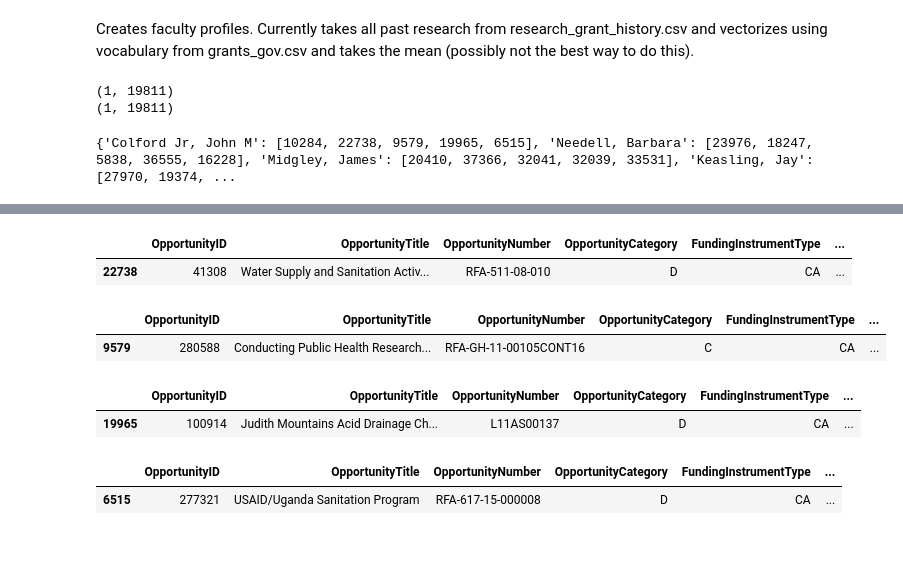
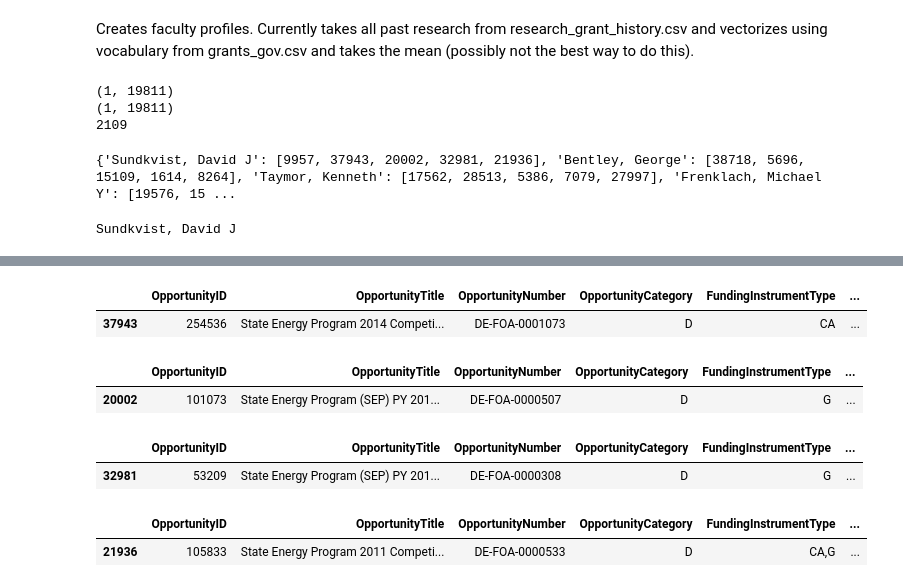
Before and after one commit to jsonchin/BIDS, a Jupyter notebook: modeling/recommender.ipynb, the cells around one changed output, grey strips where cells are left out. Saved outputs shown, nothing was run; the diff lists cells and outputs as text; code cells hidden in the pictures; blank space fills up the shorter version.

```diff
--- a/modeling/recommender.ipynb
+++ b/modeling/recommender.ipynb
@@ -126,13 +128,16 @@ faculty_list = list(faculty_profiles.keys())
 # Some sanity checks
 print(faculty_profiles[faculty_list[1]].shape)
 print(grants_matrix[0][0].shape)
+print(len(faculty_profiles))
 # %% [output]
 (1, 19811)
 (1, 19811)
+2109
 # %%
+#faculty_to_grants = defaultdict(list)
 top_matches = {}
-for i in range(10):
-    faculty = faculty_list[i]
+test_faculty = random.sample(faculty_list, 10)
+for faculty in test_faculty:
     profile = faculty_profiles[faculty]
     matches = []
     for j in range(grants_matrix.shape[0]):
@@ -142,15 +147,18 @@ for i in range(10):
 # %%
 print(top_matches)
 # %% [output]
-{'Colford Jr, John M': [10284, 22738, 9579, 19965, 6515], 'Needell, Barbara': [23976, 18247, 5838, 36555, 16228], 'Midgley, James': [20410, 37366, 32041, 32039, 33531], 'Keasling, Jay': [27970, 19374, ...
+{'Sundkvist, David J': [9957, 37943, 20002, 32981, 21936], 'Bentley, George': [38718, 5696, 15109, 1614, 8264], 'Taymor, Kenneth': [17562, 28513, 5386, 7079, 27997], 'Frenklach, Michael Y': [19576, 15 ...
 # %%
 matches = defaultdict(list)
 for faculty in top_matches:
     for index in top_matches[faculty]:
         matches[faculty].append(grants_df[index:index+1])
 # %%
-# Grant matches for Colford Jr, John M from grants_gov
-for match in matches['Colford Jr, John M']:
+# Grant matches for first faculty in top_matches from grants_gov
+faculty = list(matches.keys())[0]
+print(faculty)
+for match in matches[faculty]:
     display(match)
 # %% [output]
+Sundkvist, David J
 |  | OpportunityID | OpportunityTitle | OpportunityNumber | OpportunityCategory | FundingInstrumentType | ... |
@@ -158,8 +166,8 @@ for match in matches['Colford Jr, John M']:
 |  | OpportunityID | OpportunityTitle | OpportunityNumber | OpportunityCategory | FundingInstrumentType | ... |
-| 22738 | 41308 | Water Supply and Sanitation Activ... | RFA-511-08-010 | D | CA | ... |
+| 37943 | 254536 | State Energy Program 2014 Competi... | DE-FOA-0001073 | D | CA | ... |
 |  | OpportunityID | OpportunityTitle | OpportunityNumber | OpportunityCategory | FundingInstrumentType | ... |
-| 9579 | 280588 | Conducting Public Health Research... | RFA-GH-11-00105CONT16 | C | CA | ... |
+| 20002 | 101073 | State Energy Program (SEP) PY 201... | DE-FOA-0000507 | D | G | ... |
 |  | OpportunityID | OpportunityTitle | OpportunityNumber | OpportunityCategory | FundingInstrumentType | ... |
-| 19965 | 100914 | Judith Mountains Acid Drainage Ch... | L11AS00137 | D | CA | ... |
+| 32981 | 53209 | State Energy Program (SEP) PY 201... | DE-FOA-0000308 | D | G | ... |
 |  | OpportunityID | OpportunityTitle | OpportunityNumber | OpportunityCategory | FundingInstrumentType | ... |
-| 6515 | 277321 | USAID/Uganda Sanitation Program | RFA-617-15-000008 | D | CA | ... |
+| 21936 | 105833 | State Energy Program 2011 Competi... | DE-FOA-0000533 | D | CA,G | ... |
```
Also changed, not shown: parts of 11 cells of this notebook.
